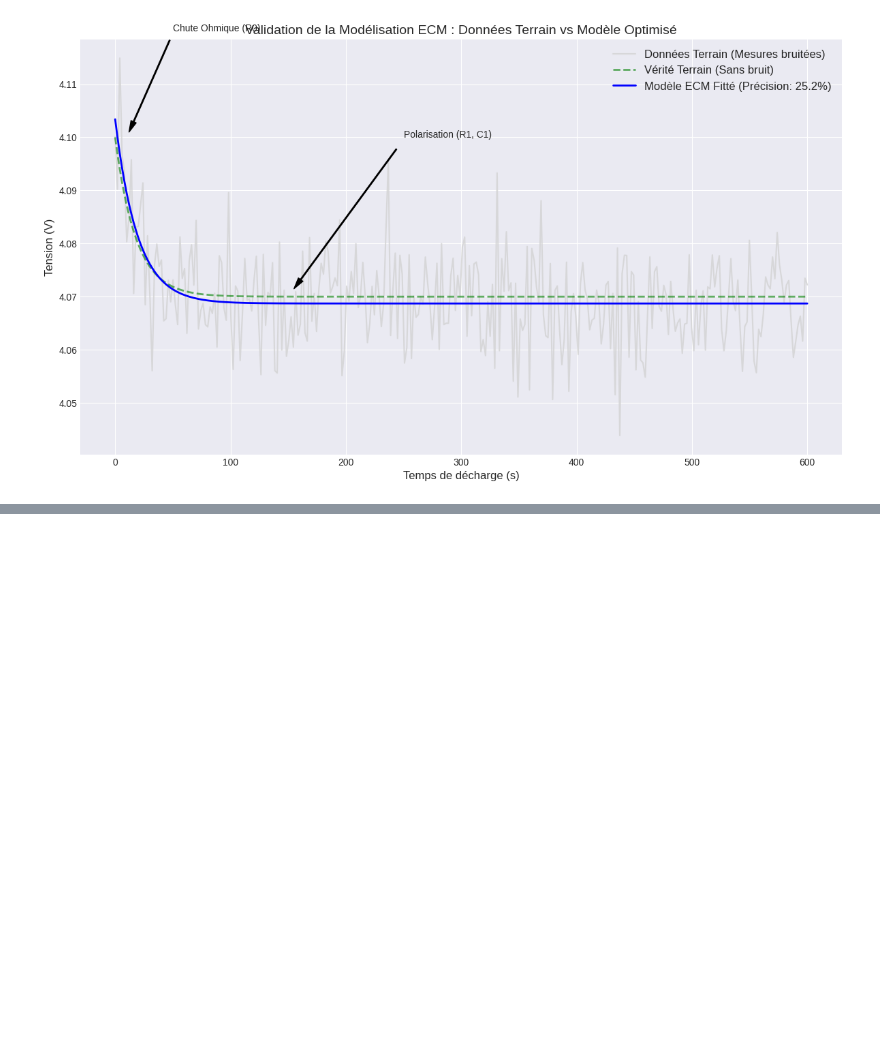
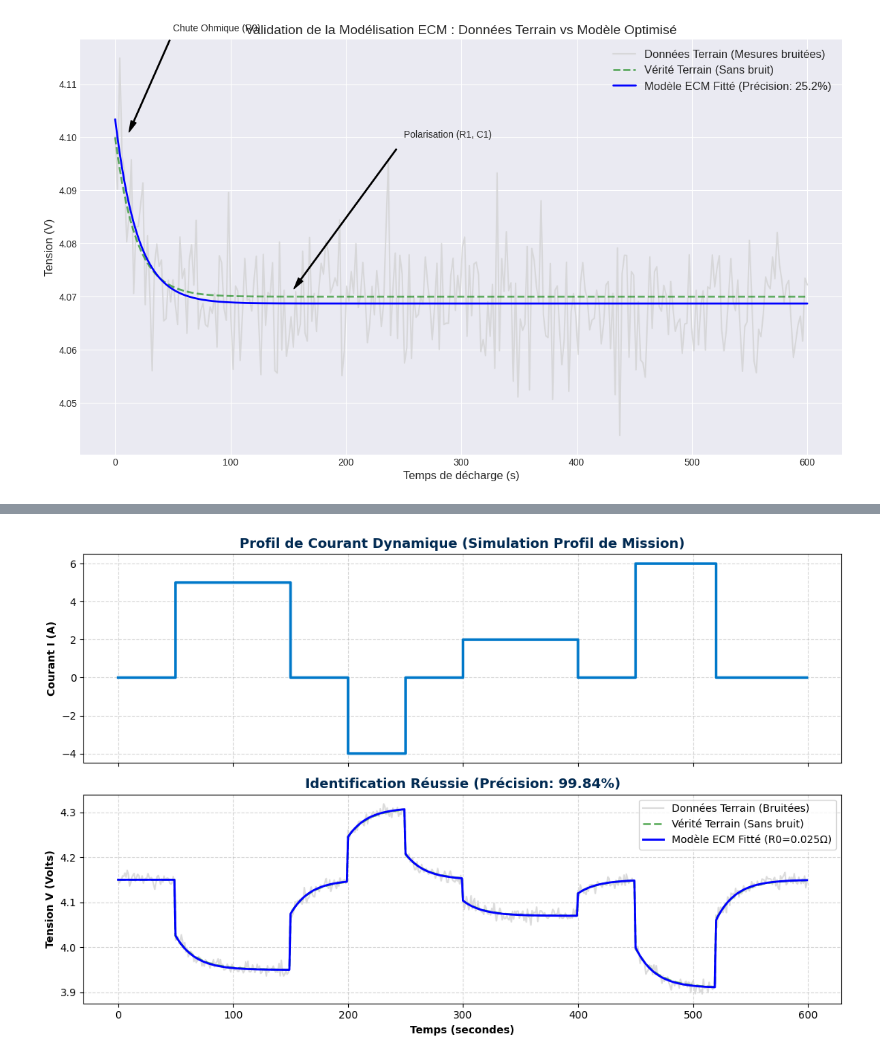
Before and after one commit to tchatchoualionel30/Projet-ECM, a Jupyter notebook: Projet_ECM_Simulation_et_Optimisation_Batterie.ipynb, the cells around one changed output, grey strips where cells are left out. Saved outputs shown, nothing was run; the diff lists cells and outputs as text; code cells hidden in the pictures; blank space fills up the shorter version.

```diff
--- a/Projet_ECM_Simulation_et_Optimisation_Batterie.ipynb
+++ b/Projet_ECM_Simulation_et_Optimisation_Batterie.ipynb
@@ -181,3 +181,88 @@ plt.show()
 Précision basée sur le R²   : 25.17%
 Précision basée sur le MAPE : 99.85%
 [figure]
+# %%
+import numpy as np
+import matplotlib.pyplot as plt
+from scipy.optimize import curve_fit
+from sklearn.metrics import r2_score
+
+# --- 1. Paramètres réels (Vérité Terrain) ---
+R0_true = 0.025
+R1_true = 0.015
+C1_true = 1200.0
+OCV = 4.15
+dt = 1.0
+time = np.arange(0, 600, dt)
+
+# --- 2. Profil de Courant Dynamique I(t) ---
+I_dynamic = np.zeros_like(time)
+I_dynamic[50:150] = 5.0    # Décharge (Traction)
+I_dynamic[200:250] = -4.0  # Recharge (Freinage régénératif)
+I_dynamic[300:400] = 2.0   # Maintien
+I_dynamic[450:520] = 6.0   # Accélération forte
+
+# --- 3. Fonction de simulation discrète (pour le Fit) ---
+def simulate_dynamic_ecm(t_array, r0, r1, c1):
+    V1 = np.zeros_like(t_array)
+    V = np.zeros_like(t_array)
+
+    # Éviter la division par zéro pendant l'optimisation
+    if r1 <= 0 or c1 <= 0: return np.ones_like(t_array) * 999
+
+    alpha = np.exp(-dt / (r1 * c1))
+    beta = r1 * (1 - alpha)
+
+    for k in range(len(t_array) - 1):
+        V1[k+1] = alpha * V1[k] + beta * I_dynamic[k]
+        V[k] = OCV - r0 * I_dynamic[k] - V1[k]
+
+    V[-1] = OCV - r0 * I_dynamic[-1] - V1[-1]
+    return V
+
+# --- 4. Génération des "Données Terrain" ---
+voltage_ideal = simulate_dynamic_ecm(time, R0_true, R1_true, C1_true)
+noise = np.random.normal(0, 0.008, len(time))
+voltage_terrain = voltage_ideal + noise
+
+# --- 5. OPTIMISATION (Le coeur de ton projet) ---
+print("Lancement de l'optimisation sur profil dynamique...")
+initial_guesses = [0.01, 0.01, 500.0]
+bounds = ([0.0, 0.0, 10.0], [0.1, 0.1, 5000.0])
+
+popt, pcov = curve_fit(simulate_dynamic_ecm, time, voltage_terrain, p0=initial_guesses, bounds=bounds)
+r0_opt, r1_opt, c1_opt = popt
+
+print(f"\n--- Résultats Optimisation ---")
+print(f"R0 optimisé : {r0_opt:.4f} Ohms (Vrai: {R0_true})")
+print(f"R1 optimisé : {r1_opt:.4f} Ohms (Vrai: {R1_true})")
+print(f"C1 optimisé : {c1_opt:.1f} Farads  (Vrai: {C1_true})")
+
+# --- 6. Évaluation des métriques ---
+voltage_simulated = simulate_dynamic_ecm(time, r0_opt, r1_opt, c1_opt)
+mape = np.mean(np.abs((voltage_terrain - voltage_simulated) / voltage_terrain)) * 100
+r2 = r2_score(voltage_terrain, voltage_simulated) * 100
+
+print(f"Précision (basée sur MAPE) : {100-mape:.2f}%")
+print(f"Score R2 : {r2:.2f}%")
+
+# --- 7. Visualisation (A sauvegarder pour tes slides) ---
+fig, (ax1, ax2) = plt.subplots(2, 1, figsize=(11, 7), sharex=True)
+
+ax1.plot(time, I_dynamic, color='#0078C9', drawstyle='steps-post', linewidth=2.5)
+ax1.set_ylabel('Courant I (A)', fontweight='bold')
+ax1.set_title('Profil de Courant Dynamique (Simulation Profil de Mission)', fontsize=13, fontweight='bold', color='#002951')
+ax1.grid(True, linestyle='--', alpha=0.5)
+
+ax2.plot(time, voltage_terrain, color='lightgray', label='Données Terrain (Bruitées)', alpha=0.8)
+ax2.plot(time, voltage_ideal, 'g--', linewidth=2, label='Vérité Terrain (Sans bruit)', alpha=0.6)
+ax2.plot(time, voltage_simulated, 'b-', linewidth=2, label=f'Modèle ECM Fitté (R0={r0_opt:.3f}Ω)')
+ax2.set_ylabel('Tension V (Volts)', fontweight='bold')
+ax2.set_xlabel('Temps (secondes)', fontweight='bold')
+ax2.set_title(f'Identification Réussie (Précision: {100-mape:.2f}%)', fontsize=13, fontweight='bold', color='#002951')
+ax2.grid(True, linestyle='--', alpha=0.5)
+ax2.legend()
+
+plt.tight_layout()
+plt.show()
+# %% [output]
@@ -183,0 +277 @@ Précision basée sur le MAPE : 99.85%
+[figure, added]
```
Also changed, not shown: parts of 1 cell of this notebook.
